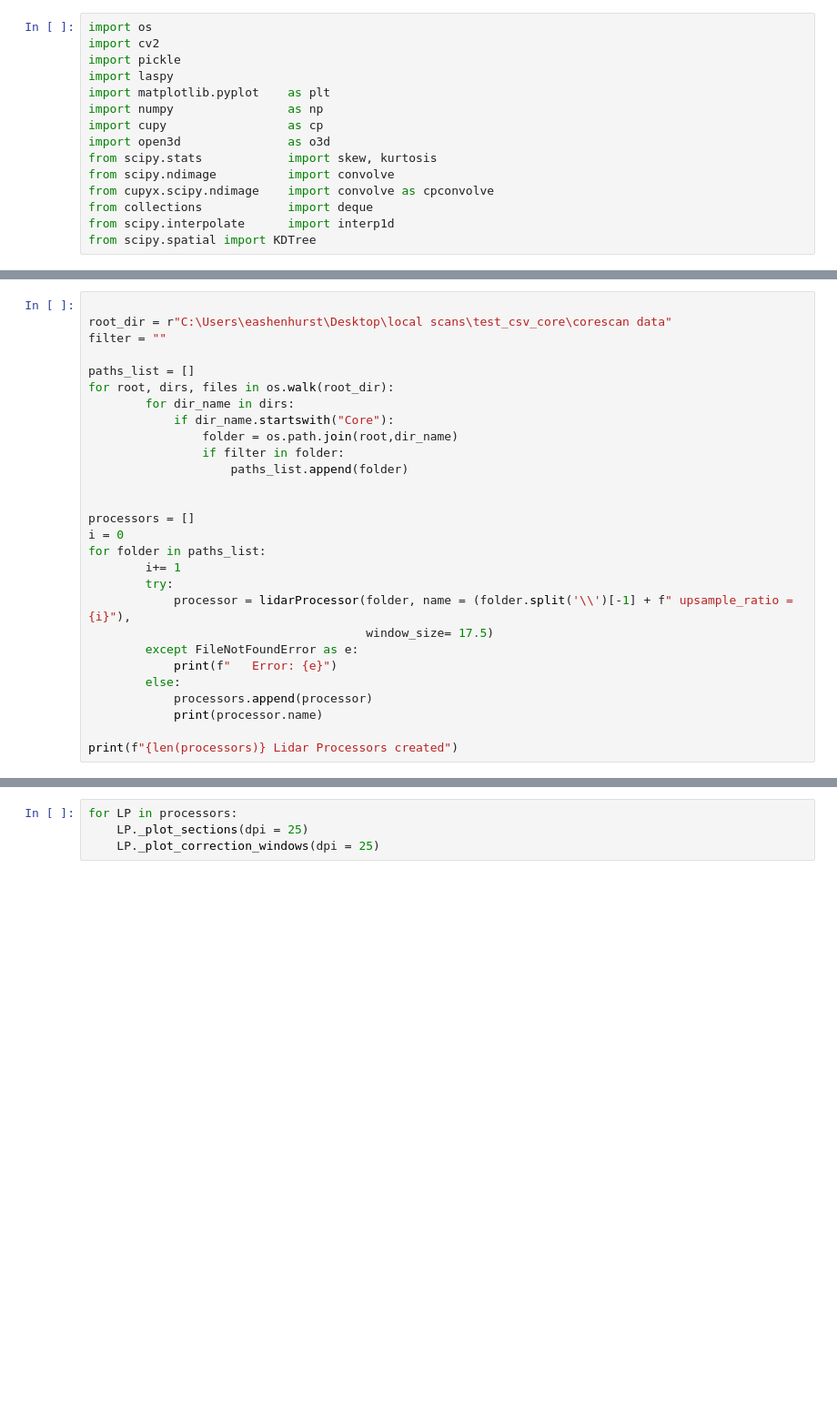
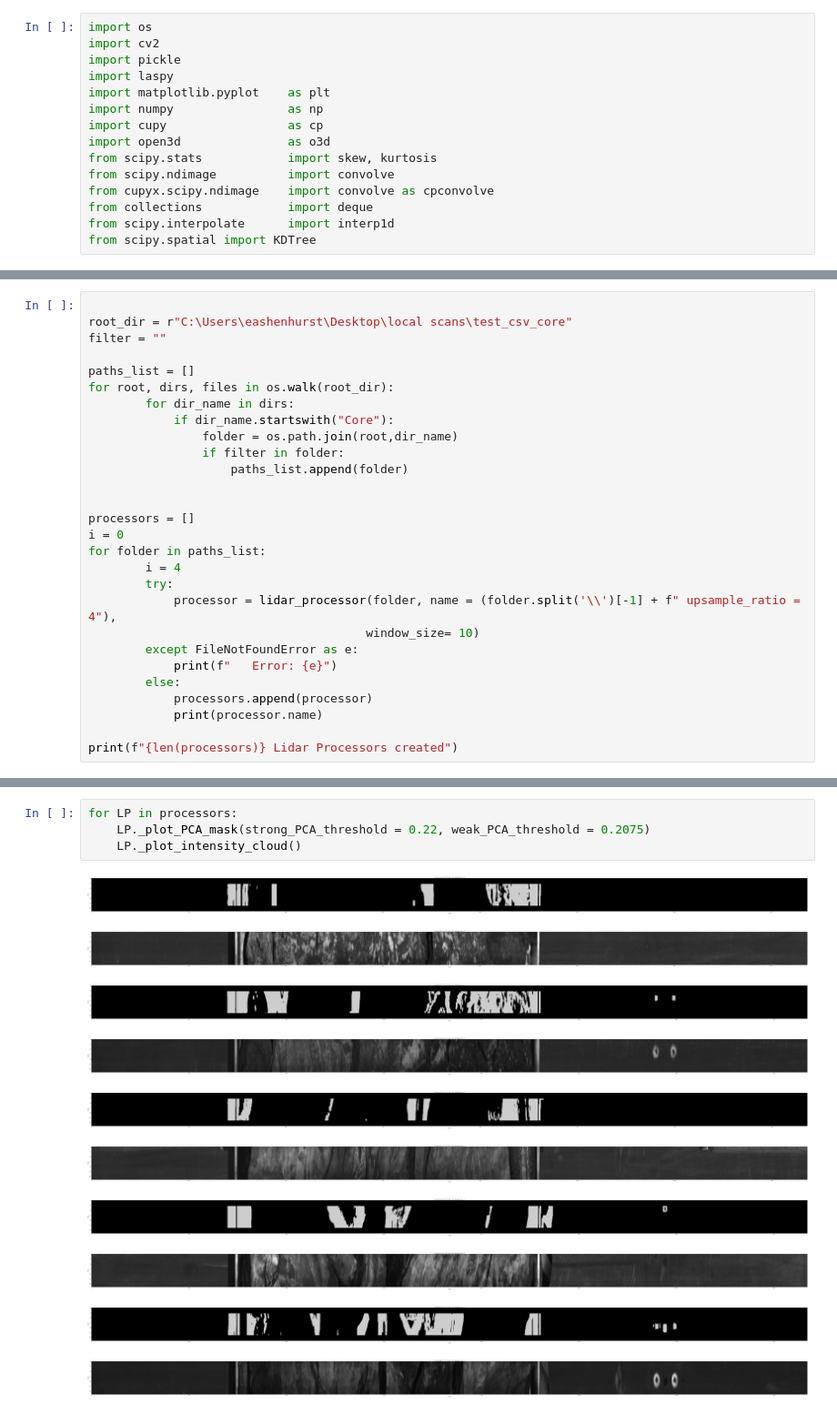
Before and after one commit to MinnoMinee/core-type, a Jupyter notebook: Lidar_Processing.ipynb, the cells around one changed output, grey strips where cells are left out. Shown at 91% size. Drawn from its saved outputs; the diff is of its cells as text; blank space fills up the shorter version.

```diff
--- a/Lidar_Processing.ipynb
+++ b/Lidar_Processing.ipynb
@@ -919,6 +892,6 @@ p._plot_sections()
 # %%
 
-root_dir = r"C:\Users\eashenhurst\Desktop\local scans\test_csv_core\corescan data"
+root_dir = r"C:\Users\eashenhurst\Desktop\local scans\test_csv_core"
 filter = ""
 
 paths_list = []
@@ -933,10 +906,10 @@ for root, dirs, files in os.walk(root_dir):
 processors = []
 i = 0
 for folder in paths_list:
-        i+= 1
+        i = 4
         try:
-            processor = lidarProcessor(folder, name = (folder.split('\\')[-1] + f" upsample_ratio = {i}"),
-                                       window_size= 17.5)
+            processor = lidar_processor(folder, name = (folder.split('\\')[-1] + f" upsample_ratio = 4"),
+                                       window_size= 10)
         except FileNotFoundError as e:
             print(f"   Error: {e}")
         else:
@@ -947,4 +932,15 @@ print(f"{len(processors)} Lidar Processors created")
 # %%
 for LP in processors:
-    LP._plot_sections(dpi = 25)
-    LP._plot_correction_windows(dpi = 25)
+    LP._plot_PCA_mask(strong_PCA_threshold = 0.22, weak_PCA_threshold = 0.2075)
+    LP._plot_intensity_cloud()
+# %% [output]
+[figure, added]
+[figure, added]
+[figure, added]
+[figure, added]
+[figure, added]
+[figure, added]
+[figure, added]
+[figure, added]
+[figure, added]
+[figure, added]
```
Also changed, not shown: parts of 3 cells of this notebook, 6 other files.
